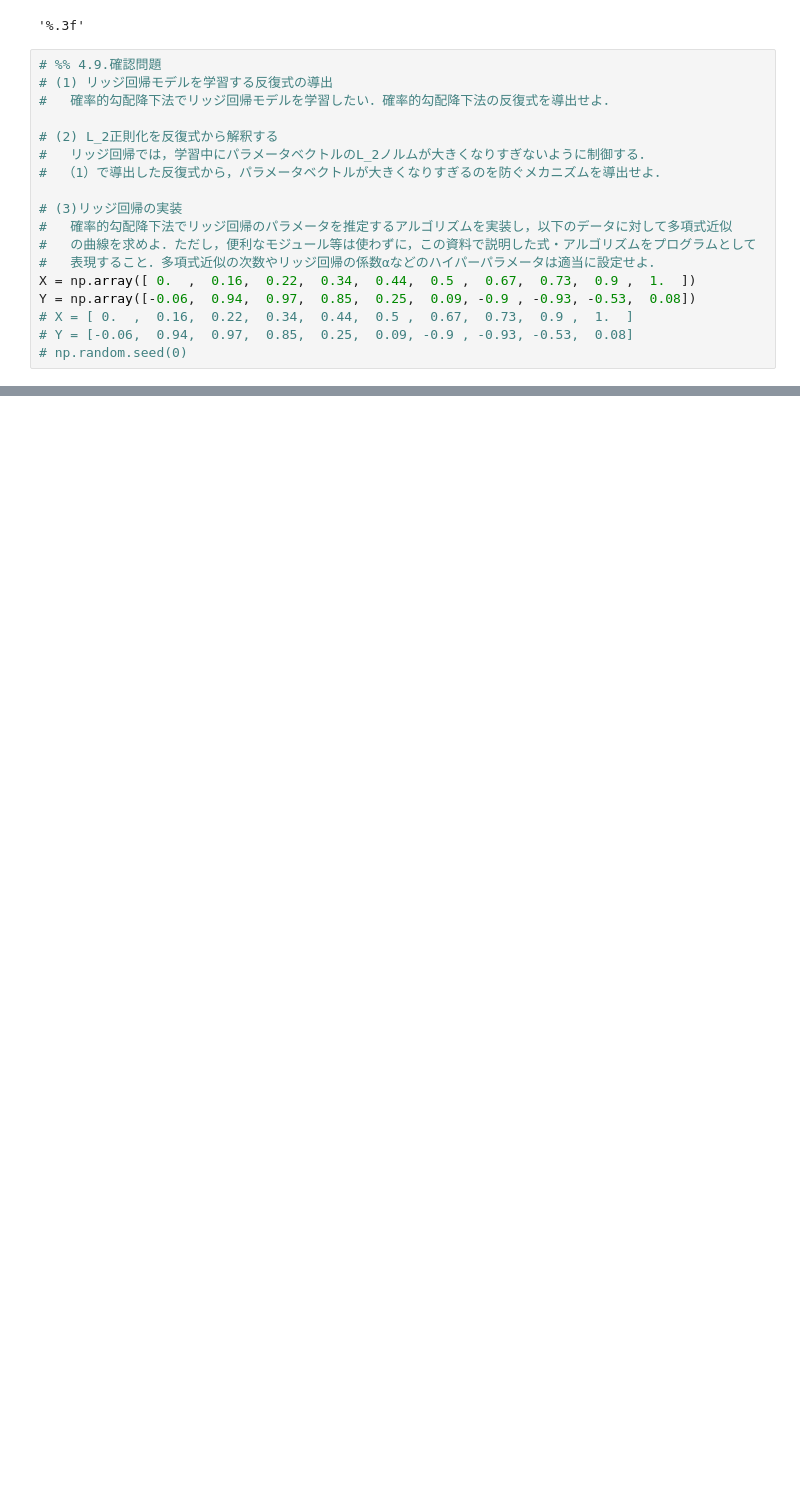
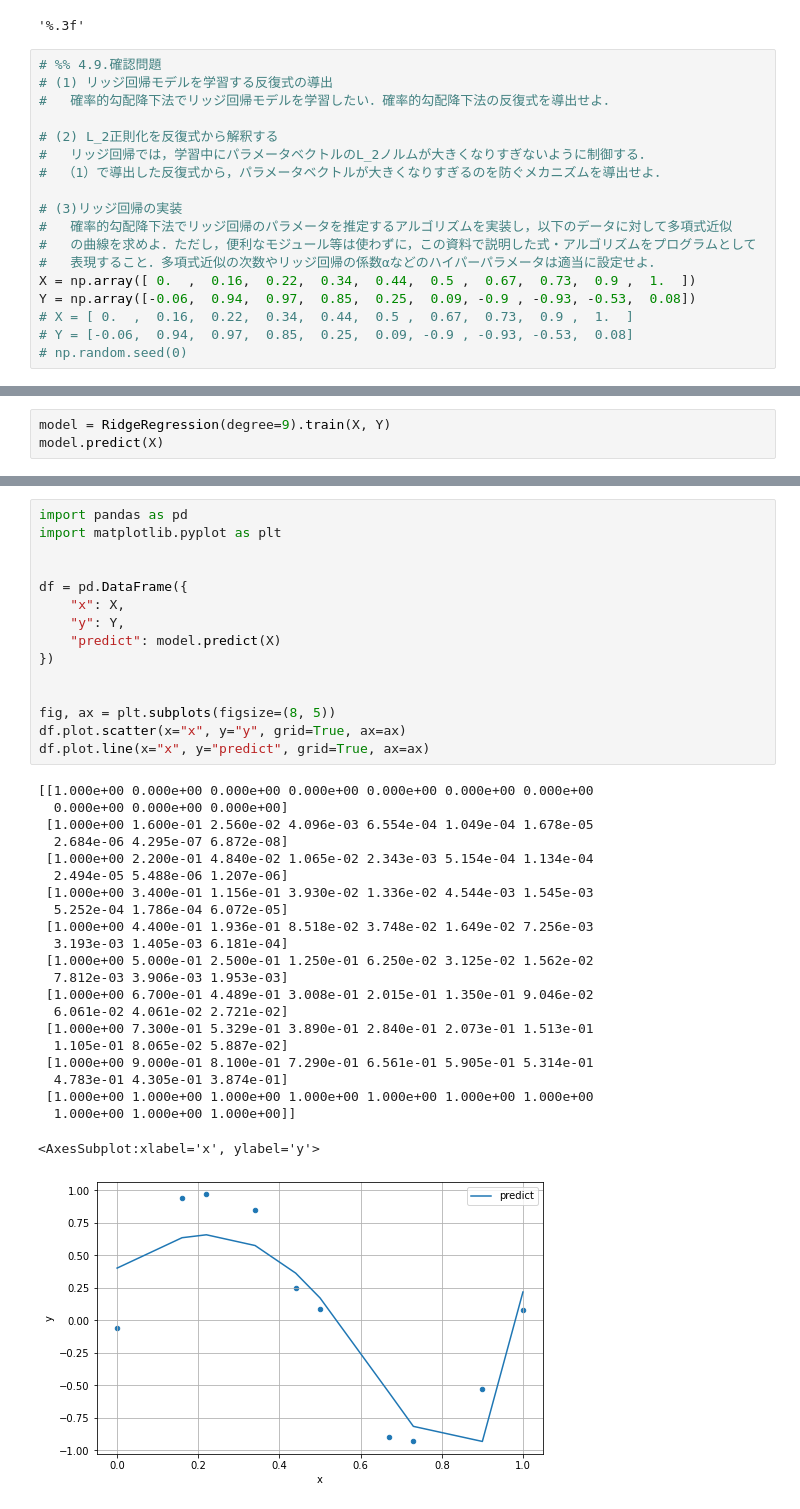
Before and after one commit to sorajiro0802/TDU, a Jupyter notebook: chokkan/04.ipynb, the cells around one changed output, grey strips where cells are left out. Saved outputs shown, nothing was run; the diff lists cells and outputs as text; blank space fills up the shorter version.

```diff
--- a/chokkan/04.ipynb
+++ b/chokkan/04.ipynb
@@ -70,0 +106,3 @@ array([[1, 2, 3],
+# %%
+model = RidgeRegression(degree=9).train(X, Y)
+model.predict(X)
@@ -70,0 +132,38 @@ array([[1, 2, 3],
+# %%
+import pandas as pd
+import matplotlib.pyplot as plt
+
+
+df = pd.DataFrame({
+    "x": X,
+    "y": Y,
+    "predict": model.predict(X)
+})
+
+
+fig, ax = plt.subplots(figsize=(8, 5))
+df.plot.scatter(x="x", y="y", grid=True, ax=ax)
+df.plot.line(x="x", y="predict", grid=True, ax=ax)
+# %% [output]
+[[1.000e+00 0.000e+00 0.000e+00 0.000e+00 0.000e+00 0.000e+00 0.000e+00
+  0.000e+00 0.000e+00 0.000e+00]
+ [1.000e+00 1.600e-01 2.560e-02 4.096e-03 6.554e-04 1.049e-04 1.678e-05
+  2.684e-06 4.295e-07 6.872e-08]
+ [1.000e+00 2.200e-01 4.840e-02 1.065e-02 2.343e-03 5.154e-04 1.134e-04
+  2.494e-05 5.488e-06 1.207e-06]
+ [1.000e+00 3.400e-01 1.156e-01 3.930e-02 1.336e-02 4.544e-03 1.545e-03
+  5.252e-04 1.786e-04 6.072e-05]
+ [1.000e+00 4.400e-01 1.936e-01 8.518e-02 3.748e-02 1.649e-02 7.256e-03
+  3.193e-03 1.405e-03 6.181e-04]
+ [1.000e+00 5.000e-01 2.500e-01 1.250e-01 6.250e-02 3.125e-02 1.562e-02
+  7.812e-03 3.906e-03 1.953e-03]
+ [1.000e+00 6.700e-01 4.489e-01 3.008e-01 2.015e-01 1.350e-01 9.046e-02
+  6.061e-02 4.061e-02 2.721e-02]
+ [1.000e+00 7.300e-01 5.329e-01 3.890e-01 2.840e-01 2.073e-01 1.513e-01
+  1.105e-01 8.065e-02 5.887e-02]
+ [1.000e+00 9.000e-01 8.100e-01 7.290e-01 6.561e-01 5.905e-01 5.314e-01
+  4.783e-01 4.305e-01 3.874e-01]
+ [1.000e+00 1.000e+00 1.000e+00 1.000e+00 1.000e+00 1.000e+00 1.000e+00
+  1.000e+00 1.000e+00 1.000e+00]]
+<AxesSubplot:xlabel='x', ylabel='y'>
+[figure, added]
```
Also changed, not shown: parts of 6 cells of this notebook.
